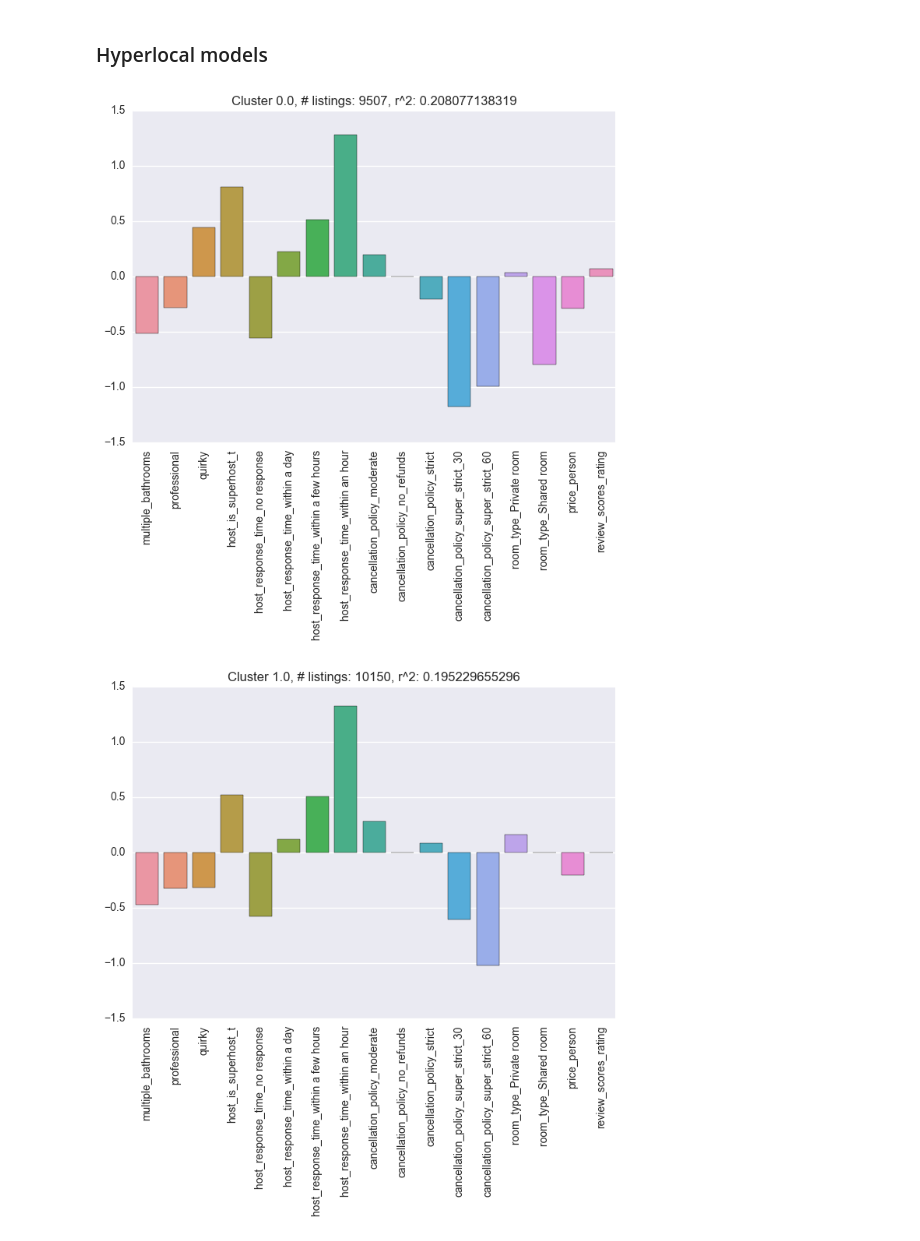
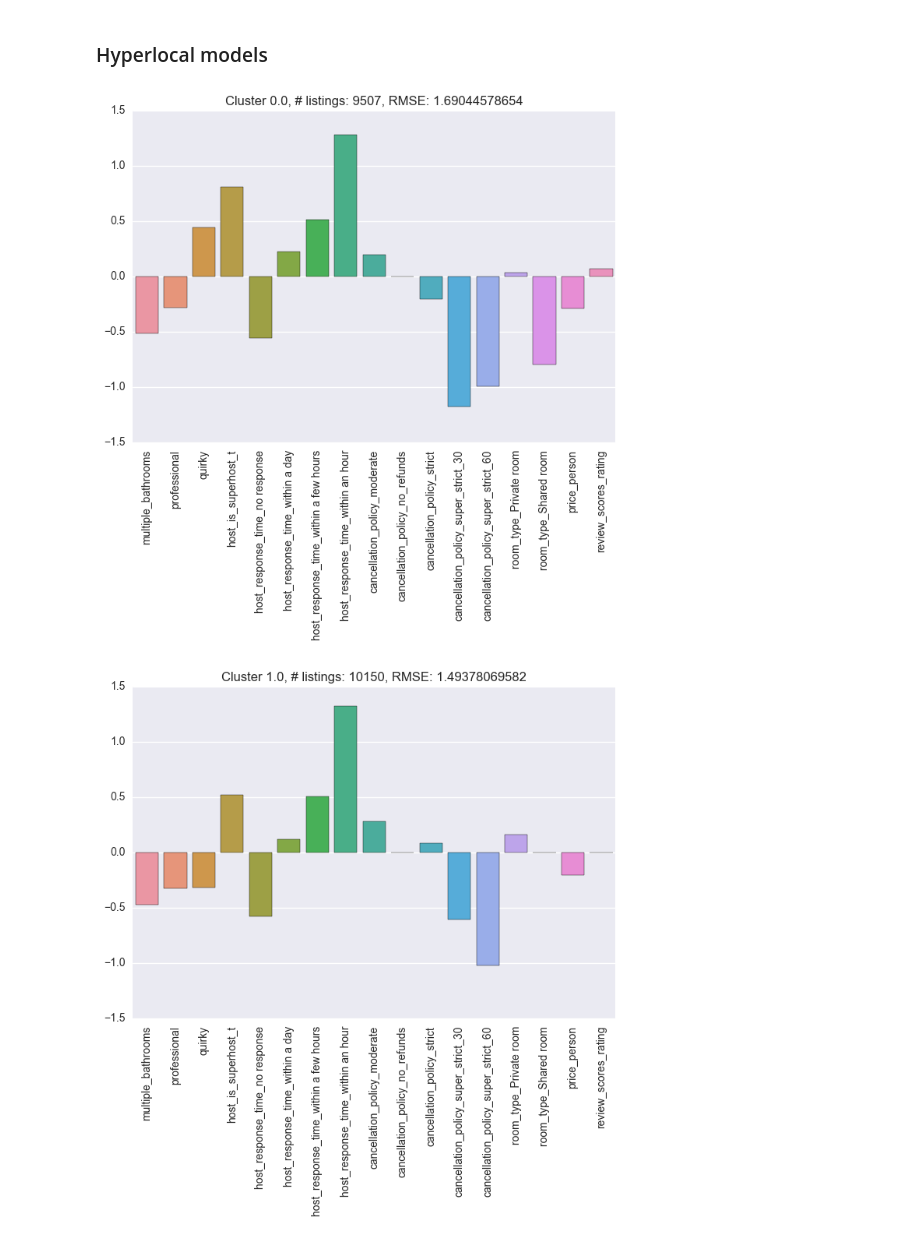
Before and after one commit to emw1687/benson, a Jupyter notebook: 05_kojak/notebooks/07_linear_regression.ipynb, the cells around one changed output. Cells and saved outputs as stored; diff of their text form; code cells hidden in the pictures.

```diff
--- a/05_kojak/notebooks/07_linear_regression.ipynb
+++ b/05_kojak/notebooks/07_linear_regression.ipynb
@@ -142,3 +142,9 @@ plt.xticks(rotation=90);
 # %%
 clusters = df_model['topic'].unique().tolist()
 clusters.sort()
+# %%
+#keep features to plot coefficients across clusters
+from collections import defaultdict
+coef_values = dict.fromkeys(features)
+for key in coef_values.keys():
+    coef_values[key] = []
@@ -145,14 +154,22 @@ clusters.sort()
 # %%
-def plot_coefficients(cluster):
+def plot_hyperlocals(cluster):
     X_temp = df_model[df_model['topic'] == cluster].drop(['neighborhood', 'city', 'topic'], axis=1)
     y_temp = X_temp.pop('reviews_per_month')
     X_train, X_test, y_train, y_test = train_test_split(X_temp, y_temp, test_size=0.3, random_state=16)
     lr.fit(X_train, y_train)
-    score = lr.score(X_test, y_test)
-    title = 'Cluster ' + str(cluster) + ', # listings: ' + str(len(y_temp)) + ', r^2: ' + str(score)
+
+    y_pred = lr.predict(X_test)
+    score = np.sqrt(mean_squared_error(y_test, y_pred))
+    title = 'Cluster ' + str(cluster) + ', # listings: ' + str(len(y_temp)) + ', RMSE: ' + str(score)
+
+    #score = lr.score(X_test, y_test)
+    #title = 'Cluster ' + str(cluster) + ', # listings: ' + str(len(y_temp)) + ', r^2: ' + str(score)
 
     features = X_temp.columns.tolist()
     coefficients = lr.coef_.tolist()
+
+    for feature, coefficient in zip(features, coefficients):
+        coef_values[feature].append(coefficient)
 
     fig, ax = plt.subplots()
     fig = sns.barplot(features, coefficients)
@@ -161,7 +178,7 @@ def plot_coefficients(cluster):
     plt.xticks(rotation=90);
 # %%
 for cluster in clusters:
-    plot_coefficients(cluster)
+    plot_hyperlocals(cluster)
 # %% [output]
-[figure, old version]
+[figure, new version]
-[figure, old version]
+[figure, new version]
```
Also changed, not shown: parts of 5 cells of this notebook, 1 other file.
